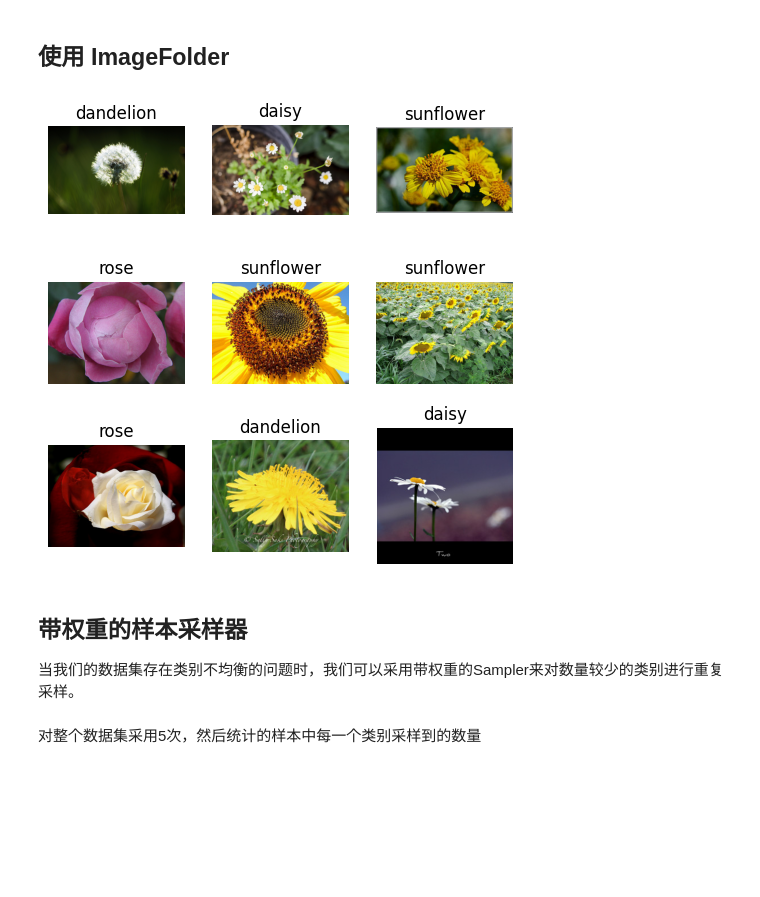
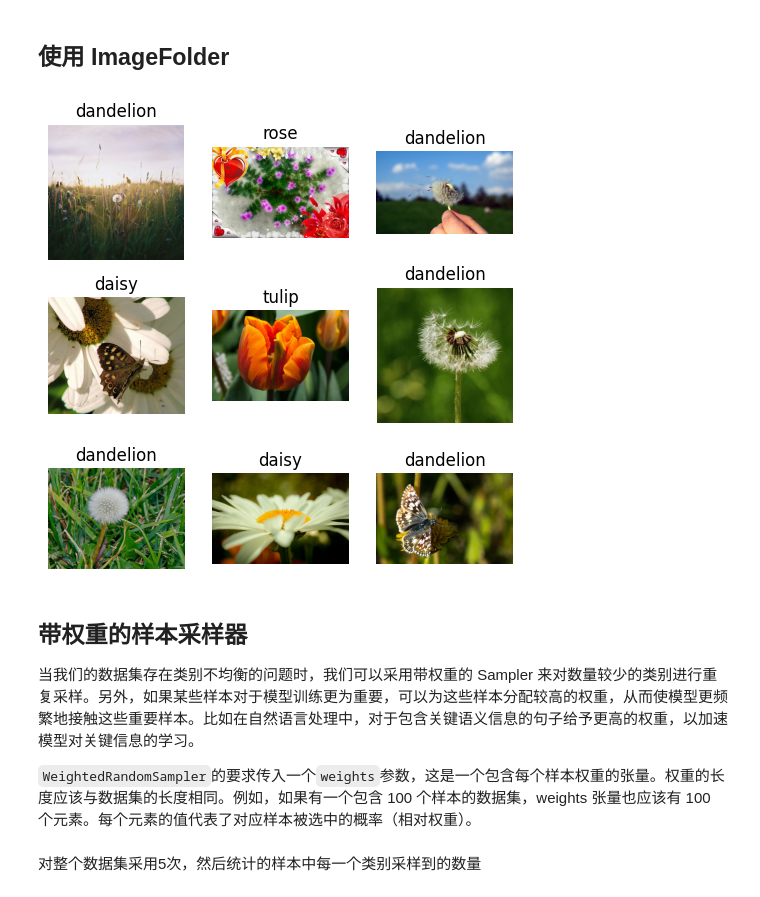
Before and after one commit to awmthink/pytorch-in-action, a Jupyter notebook: pytorch-basics/DataLoading.ipynb, the cells around one changed output. Saved outputs shown, nothing was run; the diff lists cells and outputs as text; code cells hidden in the pictures; blank space fills up the shorter version.

```diff
--- a/pytorch-basics/DataLoading.ipynb
+++ b/pytorch-basics/DataLoading.ipynb
@@ -72,7 +76,7 @@ import os
 # 自定义的 IterableDataset
 class MyIterableDataset(IterableDataset):
     def __init__(self, file_path):
-        super(MyIterableDataset, self).__init__()
+        super().__init__()
         self.file_path = file_path
 
     # 定义 __iter__ 方法，返回迭代器
@@ -84,8 +88,8 @@ class MyIterableDataset(IterableDataset):
                 yield int(line.strip())  # 返回每行数据
 
 
+# 创建一个日志文件，在文件中写入 0~7，每个数字单独一行
 file_path = "/tmp/big_data_file.txt"
-
 with open(file_path, "w") as file:
     for i in range(7):
         file.write(f"{i}\n")
@@ -93,7 +97,7 @@ with open(file_path, "w") as file:
 # 创建 MyIterableDataset 的实例
 dataset = MyIterableDataset(file_path)
 
-# 使用 DataLoader 加载数据
+# 使用 DataLoader 加载数据，batch size 设置为 4
 dataloader = DataLoader(dataset, batch_size=4)
 
 # 使用 DataLoader 遍历数据
@@ -268,7 +269,12 @@ https://www.kaggle.com/datasets/alxmamaev/flowers-recognition
 
 数据集放在data/flower_photos目录下，每一类花就是一个文件夹，文件夹的名字是花的种类。
 # %%
-data_root = "../../data/flowers"
+import numpy as np
+import torch
+import matplotlib.pyplot as plt
+import os
+
+data_root = "../data/flowers"
 flower_kinds = [
     kind
     for kind in os.listdir(data_root)
@@ -399,9 +405,9 @@ import torchvision.transforms as trans
 # %%
-transform = trans.Compose(
+transform = T.Compose(
     [
-        trans.RandomResizedCrop((224, 224)),
-        trans.ToTensor(),  # PIL image (HWC,0-255) -> Tensor(CHW, 0-1)
-        trans.Normalize([0.485, 0.456, 0.406], [0.229, 0.224, 0.225]),
+        T.RandomResizedCrop((224, 224)),
+        T.ToTensor(),  # PIL image (HWC,0-255) -> Tensor(CHW, 0-1)
+        T.Normalize([0.485, 0.456, 0.406], [0.229, 0.224, 0.225]),
     ]
 )
 # %%
@@ -431,26 +437,28 @@ batch_samples.type: <class 'torch.Tensor'>
 # %%
 import torchvision.datasets
 
-flower_dataset = torchvision.datasets.ImageFolder("../../data/flowers/")
+flower_dataset = torchvision.datasets.ImageFolder("../data/flowers/")
 
 figure = plt.figure(figsize=(6, 6))
 cols, rows = 3, 3
 for i in range(cols * rows):
     # 随机选择一个样本
     sample_idx = torch.randint(len(training_images), size=(1,)).item()
     # img (PIL image), label (int)
     img, label = flower_dataset[sample_idx]
     figure.add_subplot(rows, cols, i + 1)
     plt.title(flower_kinds[label])
     plt.axis("off")  # 不显示x,y坐标轴上的刻度
     plt.imshow(img)
 plt.show()
 # %% [output]
-[figure, old version]
+[figure, new version]
 # %% [markdown]
 ## 带权重的样本采样器
 
-当我们的数据集存在类别不均衡的问题时，我们可以采用带权重的Sampler来对数量较少的类别进行重复采样。
+当我们的数据集存在类别不均衡的问题时，我们可以采用带权重的 Sampler 来对数量较少的类别进行重复采样。另外，如果某些样本对于模型训练更为重要，可以为这些样本分配较高的权重，从而使模型更频繁地接触这些重要样本。比如在自然语言处理中，对于包含关键语义信息的句子给予更高的权重，以加速模型对关键信息的学习。
+
+`WeightedRandomSampler`的要求传入一个`weights`参数，这是一个包含每个样本权重的张量。权重的长度应该与数据集的长度相同。例如，如果有一个包含 100 个样本的数据集，weights 张量也应该有 100 个元素。每个元素的值代表了对应样本被选中的概率（相对权重）。
 # %%
 import torchvision.datasets
 import os
```
Also changed, not shown: parts of 18 cells of this notebook, 2 other files.
